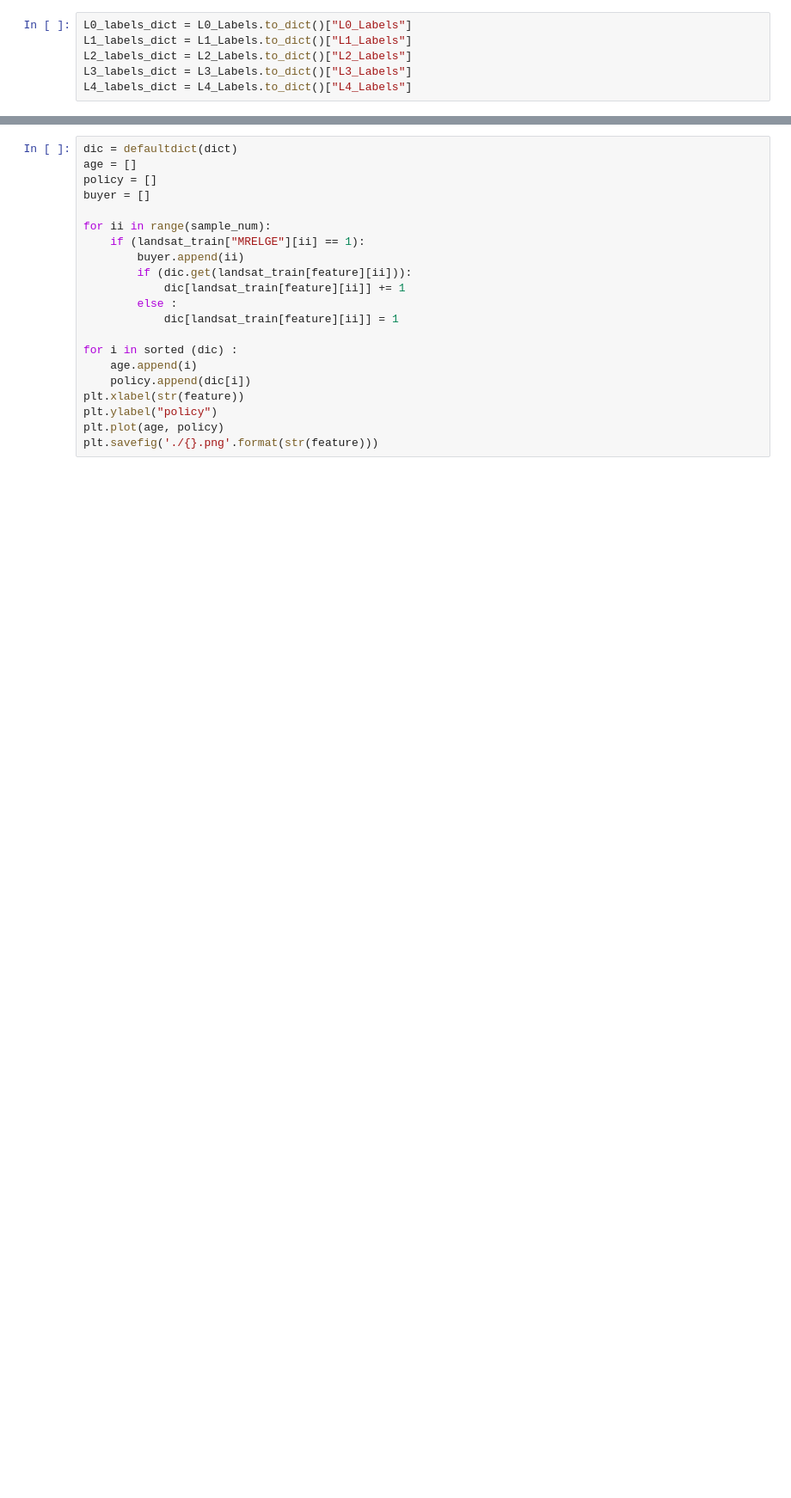
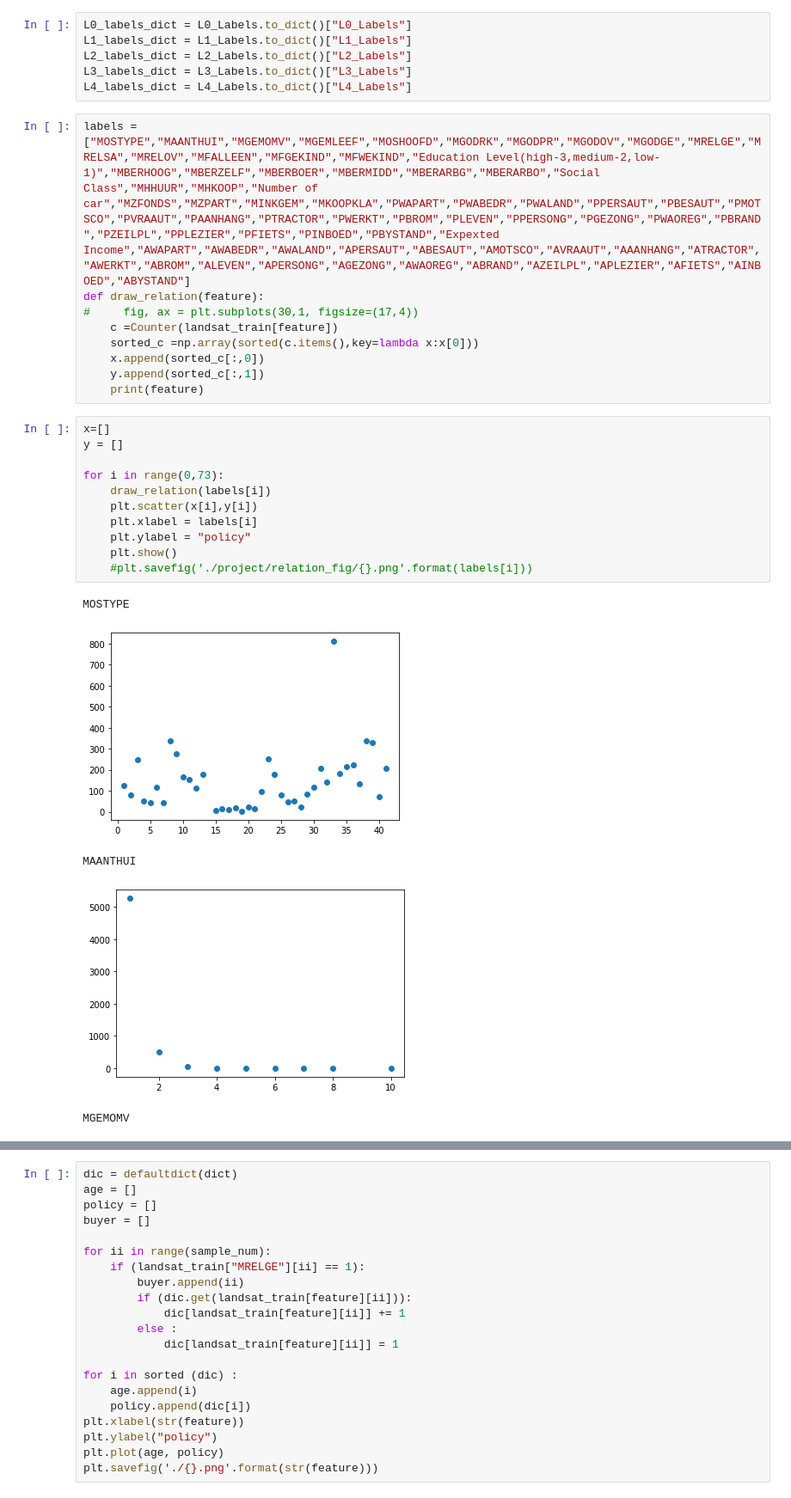
Before and after one commit to jinrainyyy/DME, a Jupyter notebook: project.ipynb, the cells around one changed output, grey strips where cells are left out. Shown at 86% size. Cells and saved outputs as stored; diff of their text form; blank space fills up the shorter version.

Commit message:
relation

```diff
--- a/project.ipynb
+++ b/project.ipynb
@@ -510,3 +524,29 @@ L1_labels_dict = L1_Labels.to_dict()["L1_Labels"]
 L2_labels_dict = L2_Labels.to_dict()["L2_Labels"]
 L3_labels_dict = L3_Labels.to_dict()["L3_Labels"]
 L4_labels_dict = L4_Labels.to_dict()["L4_Labels"]
+# %%
+labels = ["MOSTYPE","MAANTHUI","MGEMOMV","MGEMLEEF","MOSHOOFD","MGODRK","MGODPR","MGODOV","MGODGE","MRELGE","MRELSA","MRELOV","MFALLEEN","MFGEKIND","MFWEKIND","Education Level(high-3,medium-2,low-1)","MBERHOOG","MBERZELF","MBERBOER","MBERMIDD","MBERARBG","MBERARBO","Social Class","MHHUUR","MHKOOP","Number of car","MZFONDS","MZPART","MINKGEM","MKOOPKLA","PWAPART","PWABEDR","PWALAND","PPERSAUT","PBESAUT","PMOTSCO","PVRAAUT","PAANHANG","PTRACTOR","PWERKT","PBROM","PLEVEN","PPERSONG","PGEZONG","PWAOREG","PBRAND","PZEILPL","PPLEZIER","PFIETS","PINBOED","PBYSTAND","Expexted Income","AWAPART","AWABEDR","AWALAND","APERSAUT","ABESAUT","AMOTSCO","AVRAAUT","AAANHANG","ATRACTOR","AWERKT","ABROM","ALEVEN","APERSONG","AGEZONG","AWAOREG","ABRAND","AZEILPL","APLEZIER","AFIETS","AINBOED","ABYSTAND"]
+def draw_relation(feature):
+#     fig, ax = plt.subplots(30,1, figsize=(17,4))
+    c =Counter(landsat_train[feature])
+    sorted_c =np.array(sorted(c.items(),key=lambda x:x[0]))
+    x.append(sorted_c[:,0])
+    y.append(sorted_c[:,1])
+    print(feature)
+# %%
+x=[]
+y = []
+
+for i in range(0,73):
+    draw_relation(labels[i])
+    plt.scatter(x[i],y[i])
+    plt.xlabel = labels[i]
+    plt.ylabel = "policy"
+    plt.show()
+    #plt.savefig('./project/relation_fig/{}.png'.format(labels[i]))
+# %% [output]
+MOSTYPE
+[figure, added]
+MAANTHUI
+[figure, added]
+MGEMOMV
```
Also changed, not shown: parts of 4 cells of this notebook.
